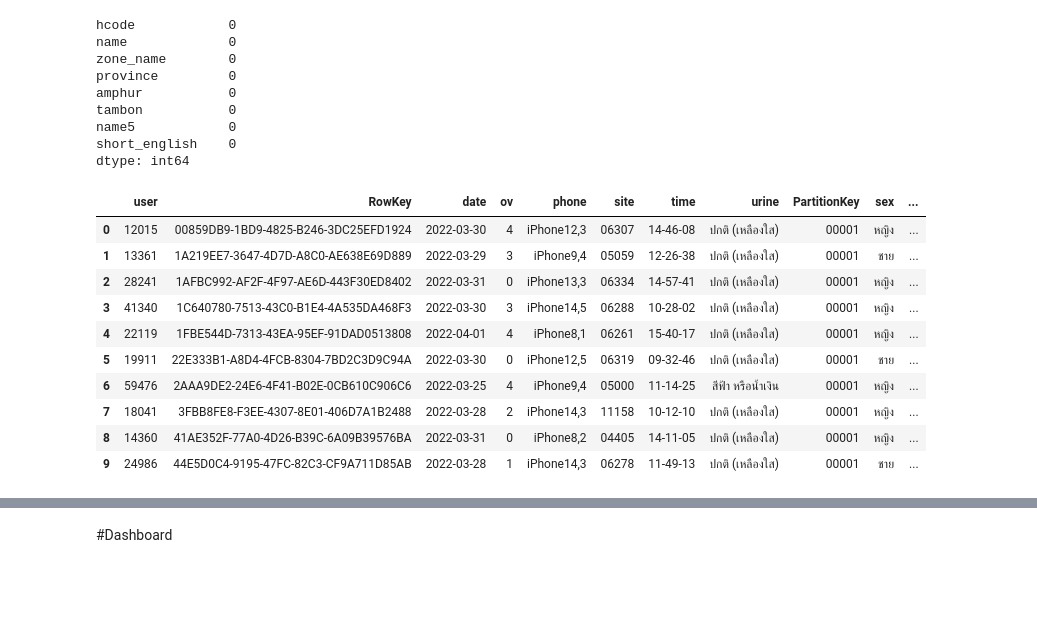
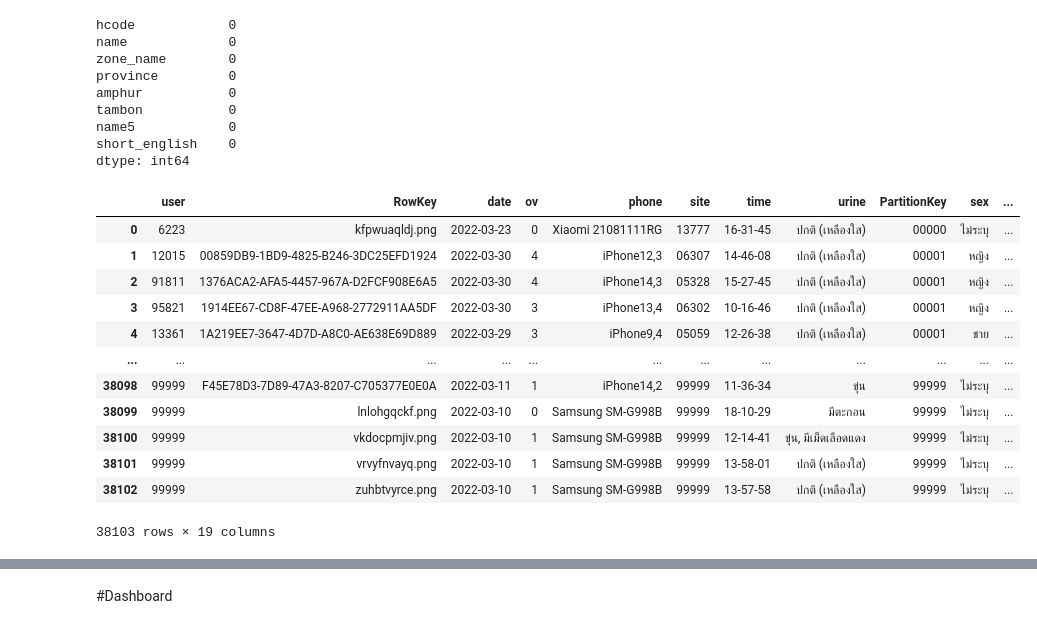
Before and after one commit to Benza1611/data_viz_2022, a Jupyter notebook: Final_2022.ipynb, the cells around one changed output, grey strips where cells are left out. Saved outputs shown, nothing was run; the diff lists cells and outputs as text; code cells hidden in the pictures; blank space fills up the shorter version.

```diff
--- a/Final_2022.ipynb
+++ b/Final_2022.ipynb
@@ -354,7 +486,7 @@ Data columns (total 11 columns):
 dtypes: int64(3), object(4), string(4)
 memory usage: 3.5+ MB
 # %%
-data_drop['date'] = pd.to_datetime(data_drop['date'], format = "%Y/%m/%d")
+data_test2['date'] = pd.to_datetime(data_test2['date'], format = "%Y/%m/%d")
 # %%
-data_drop['time'] = data_drop['time'].replace(':','-', regex=True)
-data_drop['time'] = pd.to_datetime(data_drop['time'],format='%H-%M%-%S',errors='ignore')
+data_test2['time'] = data_test2['time'].replace(':','-', regex=True)
+data_test2['time'] = pd.to_datetime(data_test2['time'],format='%H-%M%-%S',errors='ignore')
@@ -445,5 +536,5 @@ set(data2['title'])   # ดู set ของข้อมูล
 # %%
-data2['title'].replace({'  นาง':'หญิง',
+data_test2['title'].replace({'  นาง':'หญิง',
                     ' นาง':'หญิง',
                     ' นางสาว':'หญิง',
                     ' นาย':'ชาย',
@@ -505,7 +591,7 @@ set(data2['title'])
 # %% [output]
 {'ชาย', 'หญิง', 'ไม่ระบุ'}
 # %%
-data_re = data2.rename(columns={'title':'sex'}) #เปลี่ยนชื่อคอลัมน์
+data_re = data_test2.rename(columns={'title':'sex'}) #เปลี่ยนชื่อคอลัมน์
 data_re.head(5)
 # %% [output]
 |  | user | RowKey | date | ov | phone | site | time | urine | PartitionKey | sex | ... |
@@ -620,19 +695,21 @@ short_english    0
 dtype: int64
 # %%
 data_use = data_01.merge(data_hospital,how='left',left_on='site',right_on='hcode')     # ใช้คำสั่ง merge เพื่อเชื่อมตาราง
-data_use.head(10)
+data_use
 # %% [output]
 |  | user | RowKey | date | ov | phone | site | time | urine | PartitionKey | sex | ... |
-| 0 | 12015 | 00859DB9-1BD9-4825-B246-3DC25EFD1924 | 2022-03-30 | 4 | iPhone12,3 | 06307 | 14-46-08 | ปกติ (เหลืองใส) | 00001 | หญิง | ... |
-| 1 | 13361 | 1A219EE7-3647-4D7D-A8C0-AE638E69D889 | 2022-03-29 | 3 | iPhone9,4 | 05059 | 12-26-38 | ปกติ (เหลืองใส) | 00001 | ชาย | ... |
-| 2 | 28241 | 1AFBC992-AF2F-4F97-AE6D-443F30ED8402 | 2022-03-31 | 0 | iPhone13,3 | 06334 | 14-57-41 | ปกติ (เหลืองใส) | 00001 | หญิง | ... |
-| 3 | 41340 | 1C640780-7513-43C0-B1E4-4A535DA468F3 | 2022-03-30 | 3 | iPhone14,5 | 06288 | 10-28-02 | ปกติ (เหลืองใส) | 00001 | หญิง | ... |
-| 4 | 22119 | 1FBE544D-7313-43EA-95EF-91DAD0513808 | 2022-04-01 | 4 | iPhone8,1 | 06261 | 15-40-17 | ปกติ (เหลืองใส) | 00001 | หญิง | ... |
-| 5 | 19911 | 22E333B1-A8D4-4FCB-8304-7BD2C3D9C94A | 2022-03-30 | 0 | iPhone12,5 | 06319 | 09-32-46 | ปกติ (เหลืองใส) | 00001 | ชาย | ... |
-| 6 | 59476 | 2AAA9DE2-24E6-4F41-B02E-0CB610C906C6 | 2022-03-25 | 4 | iPhone9,4 | 05000 | 11-14-25 | สีฟ้า หรือน้ำเงิน | 00001 | หญิง | ... |
-| 7 | 18041 | 3FBB8FE8-F3EE-4307-8E01-406D7A1B2488 | 2022-03-28 | 2 | iPhone14,3 | 11158 | 10-12-10 | ปกติ (เหลืองใส) | 00001 | หญิง | ... |
-| 8 | 14360 | 41AE352F-77A0-4D26-B39C-6A09B39576BA | 2022-03-31 | 0 | iPhone8,2 | 04405 | 14-11-05 | ปกติ (เหลืองใส) | 00001 | หญิง | ... |
-| 9 | 24986 | 44E5D0C4-9195-47FC-82C3-CF9A711D85AB | 2022-03-28 | 1 | iPhone14,3 | 06278 | 11-49-13 | ปกติ (เหลืองใส) | 00001 | ชาย | ... |
+| 0 | 6223 | kfpwuaqldj.png | 2022-03-23 | 0 | Xiaomi 21081111RG | 13777 | 16-31-45 | ปกติ (เหลืองใส) | 00000 | ไม่ระบุ | ... |
+| 1 | 12015 | 00859DB9-1BD9-4825-B246-3DC25EFD1924 | 2022-03-30 | 4 | iPhone12,3 | 06307 | 14-46-08 | ปกติ (เหลืองใส) | 00001 | หญิง | ... |
+| 2 | 91811 | 1376ACA2-AFA5-4457-967A-D2FCF908E6A5 | 2022-03-30 | 4 | iPhone14,3 | 05328 | 15-27-45 | ปกติ (เหลืองใส) | 00001 | หญิง | ... |
+| 3 | 95821 | 1914EE67-CD8F-47EE-A968-2772911AA5DF | 2022-03-30 | 3 | iPhone13,4 | 06302 | 10-16-46 | ปกติ (เหลืองใส) | 00001 | หญิง | ... |
+| 4 | 13361 | 1A219EE7-3647-4D7D-A8C0-AE638E69D889 | 2022-03-29 | 3 | iPhone9,4 | 05059 | 12-26-38 | ปกติ (เหลืองใส) | 00001 | ชาย | ... |
+| ... | ... | ... | ... | ... | ... | ... | ... | ... | ... | ... | ... |
+| 38098 | 99999 | F45E78D3-7D89-47A3-8207-C705377E0E0A | 2022-03-11 | 1 | iPhone14,2 | 99999 | 11-36-34 | ขุ่น | 99999 | ไม่ระบุ | ... |
+| 38099 | 99999 | lnlohgqckf.png | 2022-03-10 | 0 | Samsung SM-G998B | 99999 | 18-10-29 | มีตะกอน | 99999 | ไม่ระบุ | ... |
+| 38100 | 99999 | vkdocpmjiv.png | 2022-03-10 | 1 | Samsung SM-G998B | 99999 | 12-14-41 | ขุ่น, มีเม็ดเลือดแดง | 99999 | ไม่ระบุ | ... |
+| 38101 | 99999 | vrvyfnvayq.png | 2022-03-10 | 1 | Samsung SM-G998B | 99999 | 13-58-01 | ปกติ (เหลืองใส) | 99999 | ไม่ระบุ | ... |
+| 38102 | 99999 | zuhbtvyrce.png | 2022-03-10 | 1 | Samsung SM-G998B | 99999 | 13-57-58 | ปกติ (เหลืองใส) | 99999 | ไม่ระบุ | ... |
+38103 rows × 19 columns
 # %%
 data_use.isnull().sum() # ตรวจสอบหาค่า missing
 # %% [output]
```
Also changed, not shown: parts of 44 cells of this notebook.
